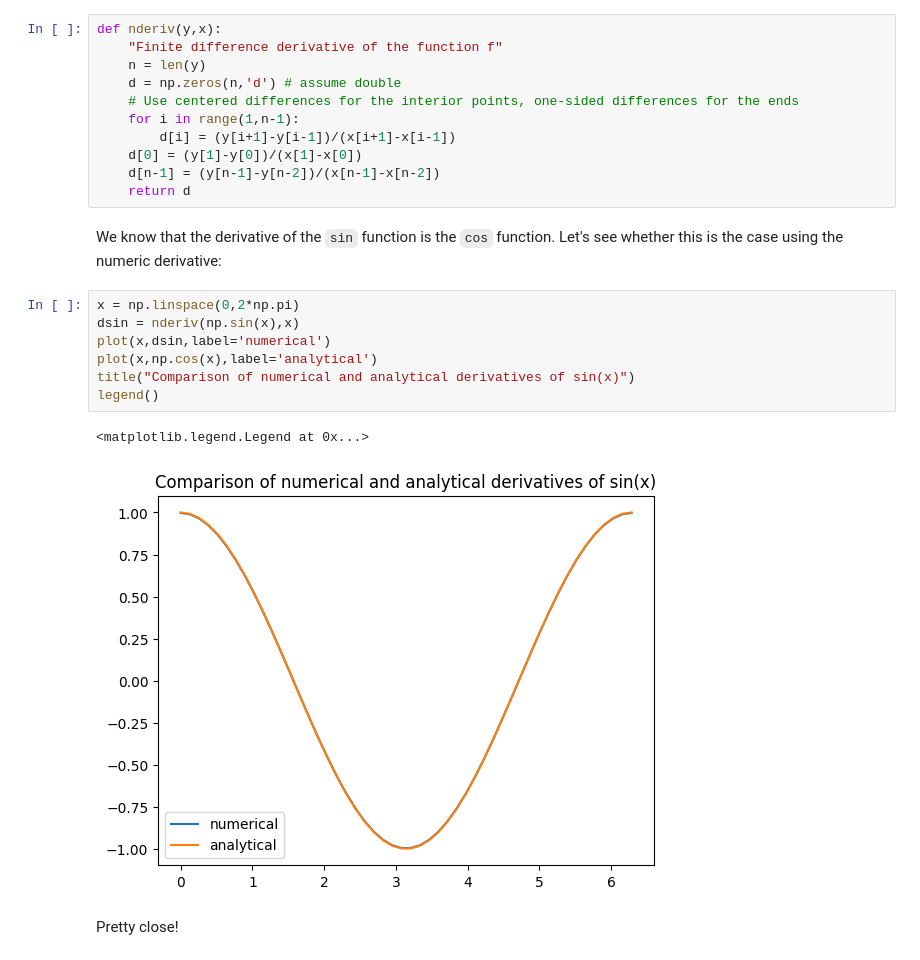
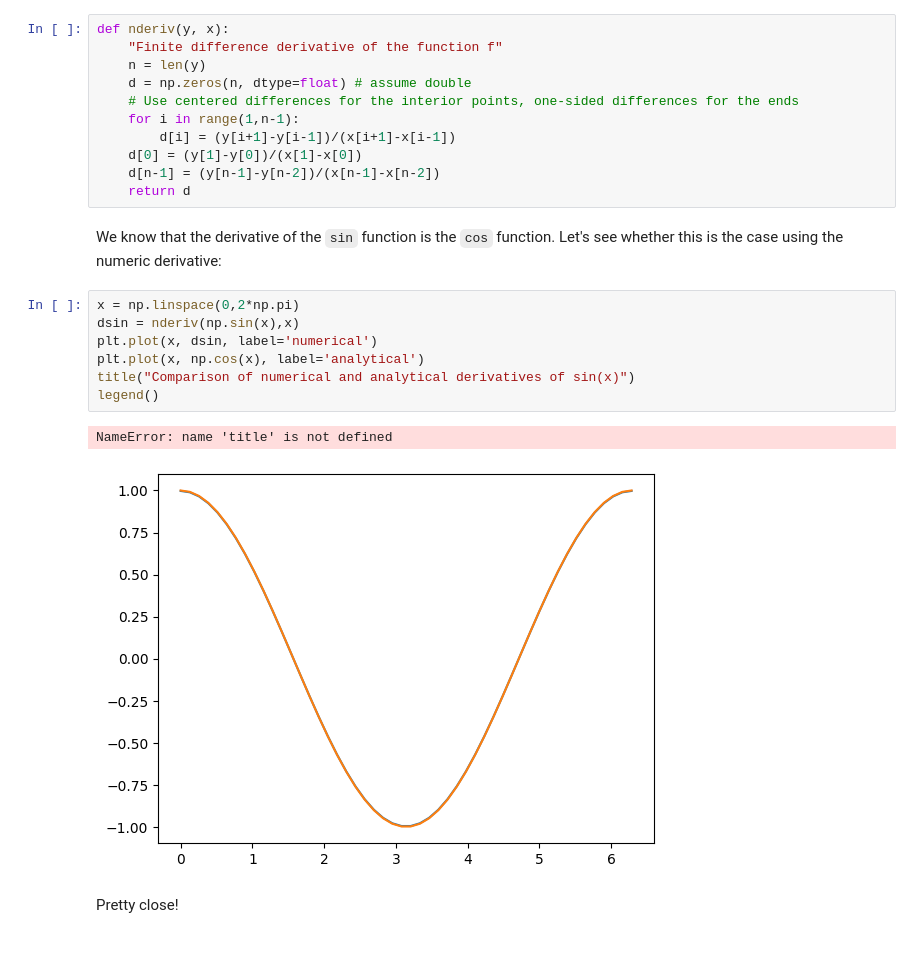
Before and after one commit to lorenzo-rovigatti/comp_bio_notes, a Jupyter notebook: notebooks/Python_crash_course.ipynb, the cells around one changed output. Drawn from its saved outputs; the diff is of its cells as text.

```diff
--- a/notebooks/Python_crash_course.ipynb
+++ b/notebooks/Python_crash_course.ipynb
@@ -833,10 +833,10 @@ np.linalg.eigh(A)
 EighResult(eigenvalues=array([ 5., 15.]), eigenvectors=array([[-0.4472136 , -0.89442719],
        [-0.89442719,  0.4472136 ]]))
 # %%
-def nderiv(y,x):
+def nderiv(y, x):
     "Finite difference derivative of the function f"
     n = len(y)
-    d = np.zeros(n,'d') # assume double
+    d = np.zeros(n, dtype=float) # assume double
     # Use centered differences for the interior points, one-sided differences for the ends
     for i in range(1,n-1):
         d[i] = (y[i+1]-y[i-1])/(x[i+1]-x[i-1])
@@ -848,13 +848,13 @@ We know that the derivative of the `sin` function is the `cos` function. Let's s
 # %%
 x = np.linspace(0,2*np.pi)
 dsin = nderiv(np.sin(x),x)
-plot(x,dsin,label='numerical')
-plot(x,np.cos(x),label='analytical')
+plt.plot(x, dsin, label='numerical')
+plt.plot(x, np.cos(x), label='analytical')
 title("Comparison of numerical and analytical derivatives of sin(x)")
 legend()
 # %% [output]
-<matplotlib.legend.Legend at 0x...>
+NameError: name 'title' is not defined
-[figure, old version]
+[figure, new version]
 # %% [markdown]
 Pretty close!
 # %% [markdown]
```
Also changed, not shown: parts of 21 cells of this notebook, 2 other files.
